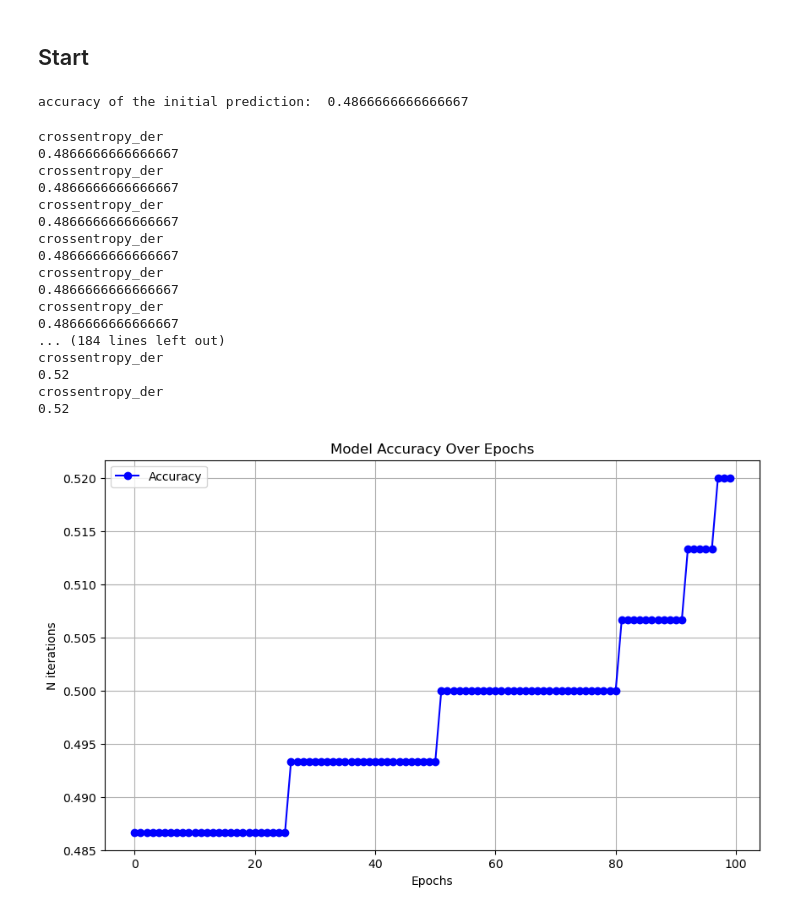
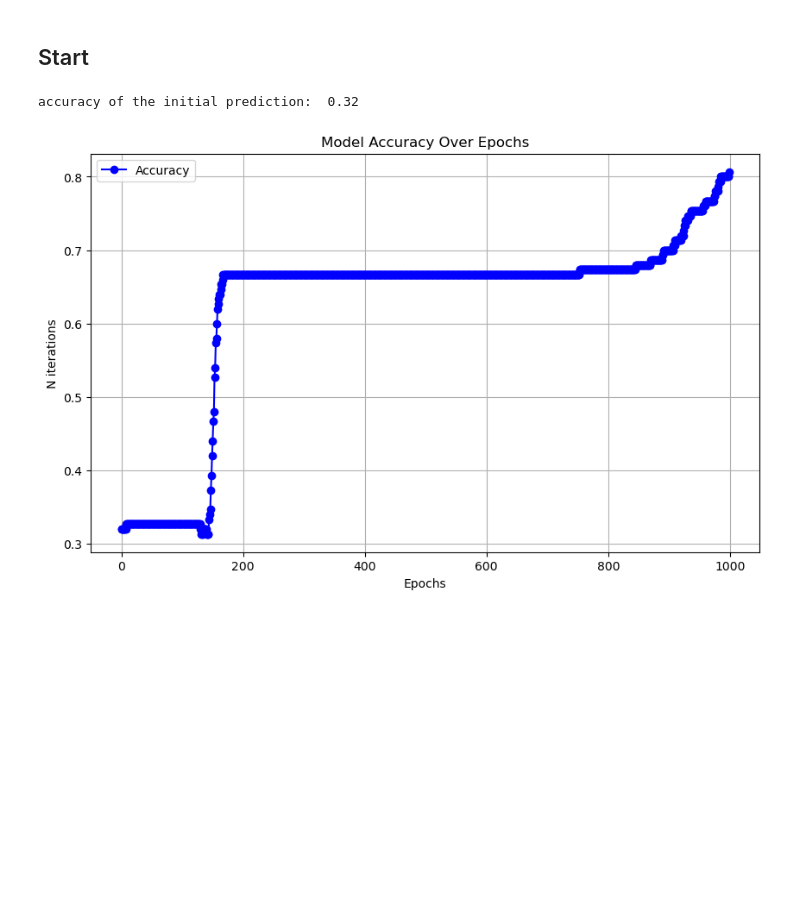
Before and after one commit to NatalliaDanilchanka/FYS-STK3155_MachineLearning, a Jupyter notebook: Week_42.ipynb, the cells around one changed output. Cells and saved outputs as stored; diff of their text form; code cells hidden in the pictures; blank space fills up the shorter version.

```diff
--- a/Week_42.ipynb
+++ b/Week_42.ipynb
@@ -685,21 +704,28 @@ def train_network(_inputs, _layers, activation_funcs, targets, activation_ders,
 # %%
 iris = datasets.load_iris()
 inputs = iris.data
 
 # we need to make each target a vector with a 1 for the correct flower and a 0 for the others.
 targets = np.zeros((len(iris.data), 3))
 for i, t in enumerate(iris.target):
     targets[i, t] = 1
 
-n_iter = 100
+n_iter = 1000
 lern_rate = 0.01
 network_input_size = len(inputs[0])
 layer_output_sizes = [8, 3]
 activation_funcs = [sigmoid, softmax]
 activation_ders = [sigmoid_der, softmax_der]
+
+layers = create_layers_batch(network_input_size, layer_output_sizes)
+predictions = feed_forward_batch(inputs, layers, activation_funcs)
+print('accuracy of the initial prediction: ', accuracy(predictions, targets))
+
+gradient_func = grad(cost, 1); # Taking the gradient wrt. the second input to the cost function, i.e. the layers
+layers_grad = gradient_func(inputs, layers, activation_funcs, targets)  # Don't change this
+
+predictions_final = train_network(inputs, layers, activation_funcs, targets, activation_ders, learning_rate=0.01, epochs=n_iter)
+plot_accuracy(predictions_final)
+# %% [output]
+accuracy of the initial prediction:  0.32
+[figure, added]
-# %%
-layers = create_layers_batch(network_input_size, layer_output_sizes)
-predictions = feed_forward_batch(inputs, layers, activation_funcs)
-print('accuracy of the initial prediction: ', accuracy(predictions, targets))
-# %% [output]
-accuracy of the initial prediction:  0.4866666666666667
@@ -709,37 +731,0 @@ layers_grad = gradient_func(inputs, layers, activation_funcs, targets)  # Don't
-# %%
-predictions_final = train_network(inputs, layers, activation_funcs, targets, activation_ders, learning_rate=0.001, epochs=n_iter)
-
-accuracy_values = []
-for pred in predictions_final:
-    acc = accuracy(pred, targets)
-    accuracy_values.append(acc)
-# %% [output]
-crossentropy_der
-0.4866666666666667
-crossentropy_der
-0.4866666666666667
-crossentropy_der
-0.4866666666666667
-crossentropy_der
-0.4866666666666667
-crossentropy_der
-0.4866666666666667
-crossentropy_der
-0.4866666666666667
-... (184 lines left out)
-crossentropy_der
-0.52
-crossentropy_der
-0.52
-# %%
-range_x = range(0, n_iter, 1)
-plt.figure(figsize=(10, 6))
-plt.plot(range_x, accuracy_values, marker='o', linestyle='-', color='b', label='Accuracy')
-plt.title('Model Accuracy Over Epochs')
-plt.xlabel('Epochs')
-plt.ylabel('N iterations')
-plt.grid()
-plt.legend()
-plt.show()
-# %% [output]
-[figure, removed]
```
Also changed, not shown: parts of 19 cells of this notebook, 1 other file.
